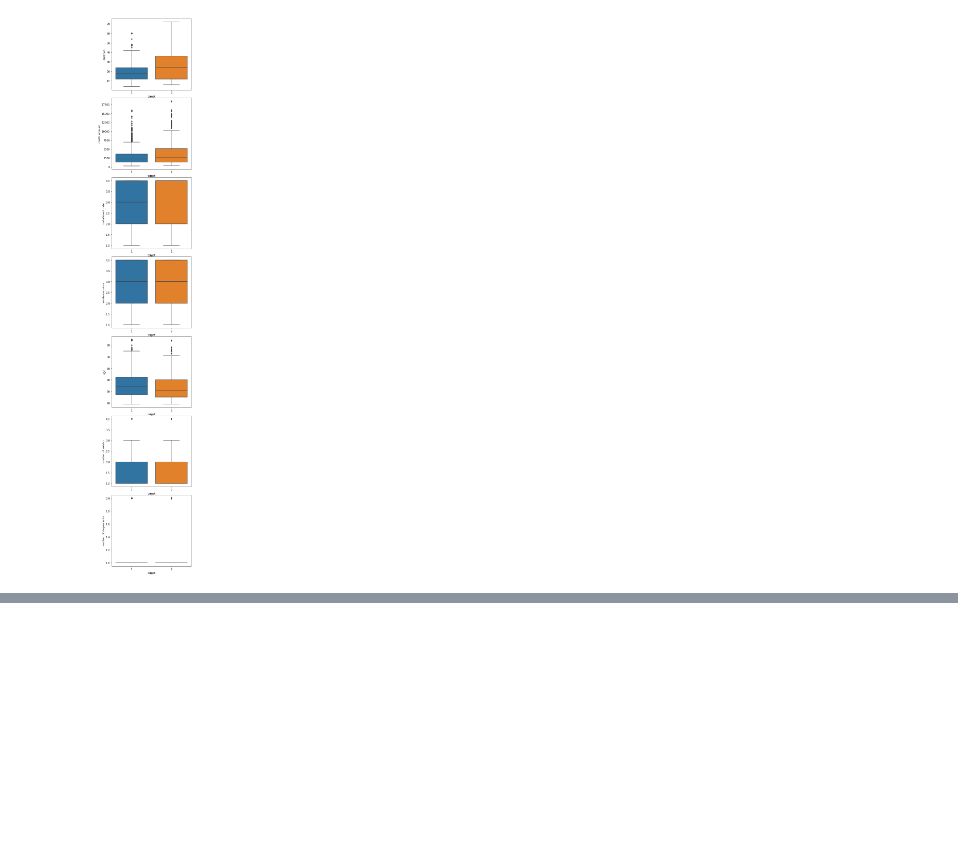
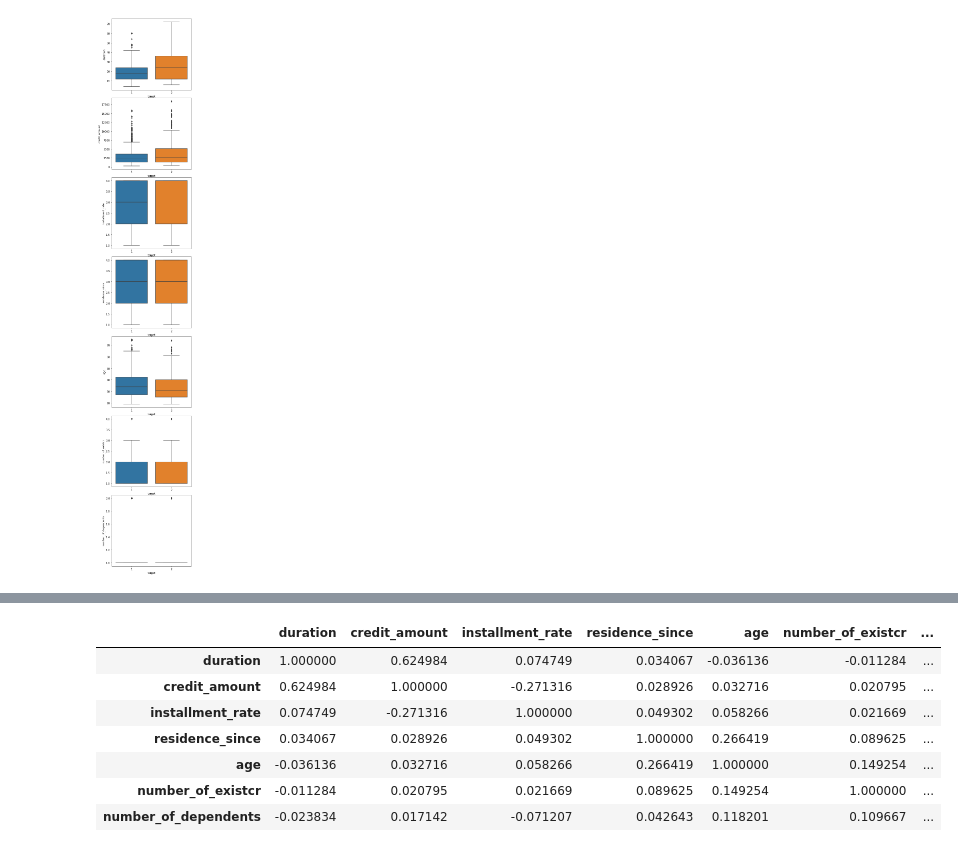
Before and after one commit to shreyansh273/GTx_6501, a Jupyter notebook: Week_4.ipynb, the cells around one changed output, grey strips where cells are left out. Drawn from its saved outputs; the diff is of its cells as text; code cells hidden in the pictures; blank space fills up the shorter version.

```diff
--- a/Week_4.ipynb
+++ b/Week_4.ipynb
@@ -131,0 +137,11 @@ for i in range(num_rows):
+# %%
+credit[num_col].corr(method='pearson')
+# %% [output]
+|  | duration | credit_amount | installment_rate | residence_since | age | number_of_existcr | ... |
+| duration | 1.000000 | 0.624984 | 0.074749 | 0.034067 | -0.036136 | -0.011284 | ... |
+| credit_amount | 0.624984 | 1.000000 | -0.271316 | 0.028926 | 0.032716 | 0.020795 | ... |
+| installment_rate | 0.074749 | -0.271316 | 1.000000 | 0.049302 | 0.058266 | 0.021669 | ... |
+| residence_since | 0.034067 | 0.028926 | 0.049302 | 1.000000 | 0.266419 | 0.089625 | ... |
+| age | -0.036136 | 0.032716 | 0.058266 | 0.266419 | 1.000000 | 0.149254 | ... |
+| number_of_existcr | -0.011284 | 0.020795 | 0.021669 | 0.089625 | 0.149254 | 1.000000 | ... |
+| number_of_dependents | -0.023834 | 0.017142 | -0.071207 | 0.042643 | 0.118201 | 0.109667 | ... |
```
Also changed, not shown: parts of 8 cells of this notebook.
